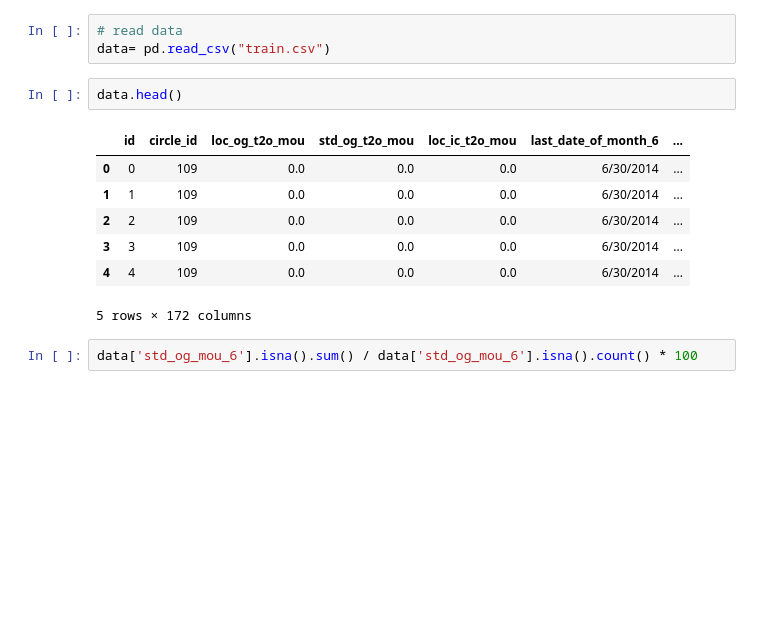
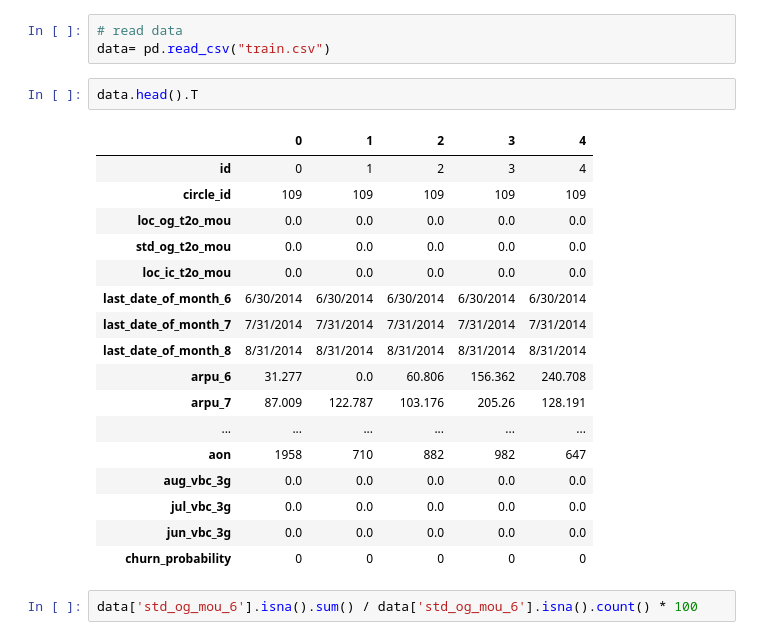
Before and after one commit to harish-babu/telecom-churn, a Jupyter notebook: telecom_mod.ipynb, the cells around one changed output. Cells and saved outputs as stored; diff of their text form; blank space fills up the shorter version.

```diff
--- a/telecom_mod.ipynb
+++ b/telecom_mod.ipynb
@@ -141,15 +146,25 @@ from sklearn.impute import SimpleImputer
 # read data
 data= pd.read_csv("train.csv")
 # %%
-data.head()
+data.head().T
 # %% [output]
-|  | id | circle_id | loc_og_t2o_mou | std_og_t2o_mou | loc_ic_t2o_mou | last_date_of_month_6 | ... |
-| 0 | 0 | 109 | 0.0 | 0.0 | 0.0 | 6/30/2014 | ... |
-| 1 | 1 | 109 | 0.0 | 0.0 | 0.0 | 6/30/2014 | ... |
-| 2 | 2 | 109 | 0.0 | 0.0 | 0.0 | 6/30/2014 | ... |
-| 3 | 3 | 109 | 0.0 | 0.0 | 0.0 | 6/30/2014 | ... |
-| 4 | 4 | 109 | 0.0 | 0.0 | 0.0 | 6/30/2014 | ... |
+|  | 0 | 1 | 2 | 3 | 4 |
+| id | 0 | 1 | 2 | 3 | 4 |
+| circle_id | 109 | 109 | 109 | 109 | 109 |
+| loc_og_t2o_mou | 0.0 | 0.0 | 0.0 | 0.0 | 0.0 |
+| std_og_t2o_mou | 0.0 | 0.0 | 0.0 | 0.0 | 0.0 |
+| loc_ic_t2o_mou | 0.0 | 0.0 | 0.0 | 0.0 | 0.0 |
+| last_date_of_month_6 | 6/30/2014 | 6/30/2014 | 6/30/2014 | 6/30/2014 | 6/30/2014 |
+| last_date_of_month_7 | 7/31/2014 | 7/31/2014 | 7/31/2014 | 7/31/2014 | 7/31/2014 |
+| last_date_of_month_8 | 8/31/2014 | 8/31/2014 | 8/31/2014 | 8/31/2014 | 8/31/2014 |
+| arpu_6 | 31.277 | 0.0 | 60.806 | 156.362 | 240.708 |
+| arpu_7 | 87.009 | 122.787 | 103.176 | 205.26 | 128.191 |
+| ... | ... | ... | ... | ... | ... |
+| aon | 1958 | 710 | 882 | 982 | 647 |
+| aug_vbc_3g | 0.0 | 0.0 | 0.0 | 0.0 | 0.0 |
+| jul_vbc_3g | 0.0 | 0.0 | 0.0 | 0.0 | 0.0 |
+| jun_vbc_3g | 0.0 | 0.0 | 0.0 | 0.0 | 0.0 |
+| churn_probability | 0 | 0 | 0 | 0 | 0 |
-5 rows × 172 columns
 # %%
 data['std_og_mou_6'].isna().sum() / data['std_og_mou_6'].isna().count() * 100
 # %% [output]
```
Also changed, not shown: parts of 79 cells of this notebook.
